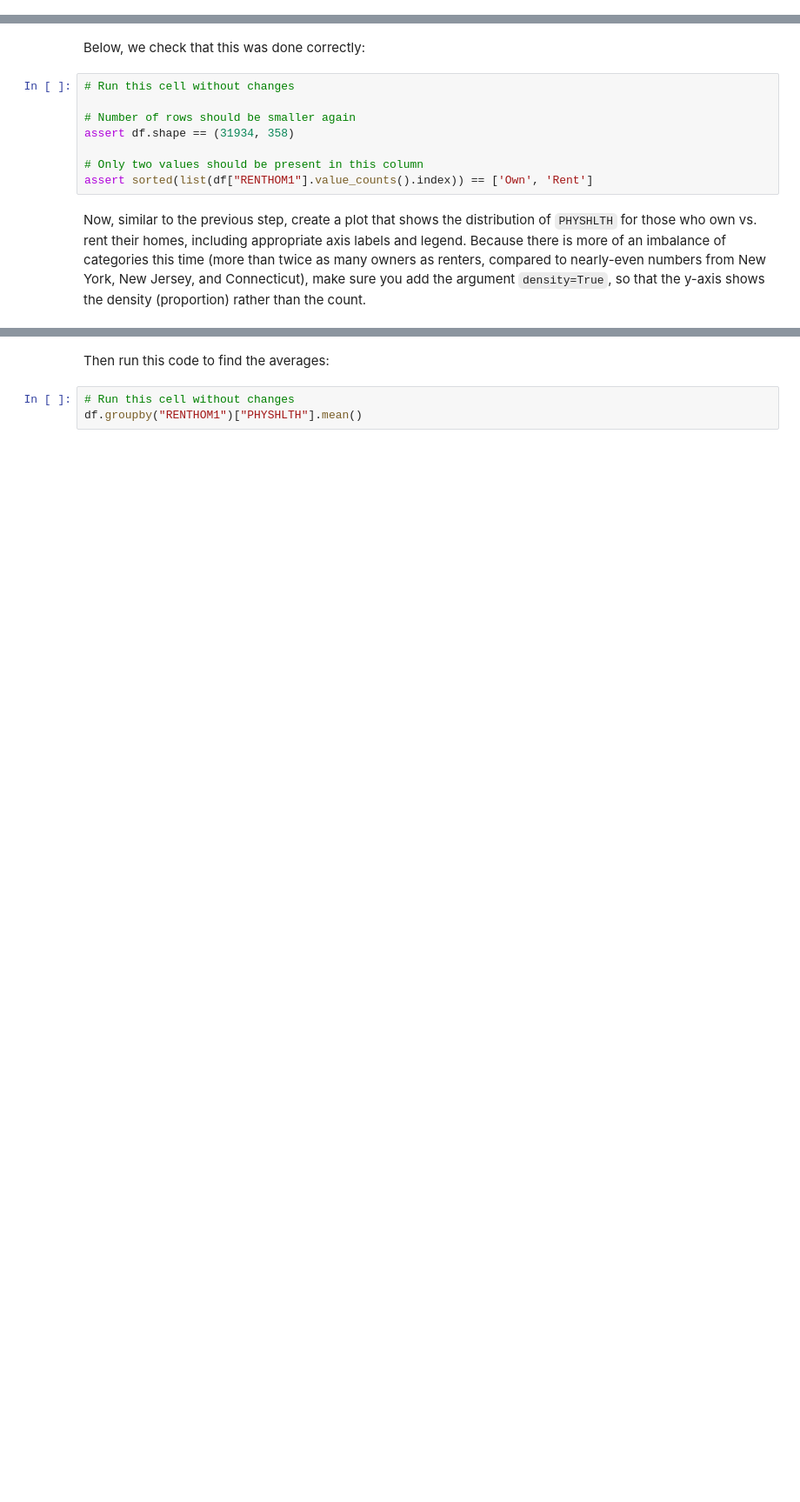
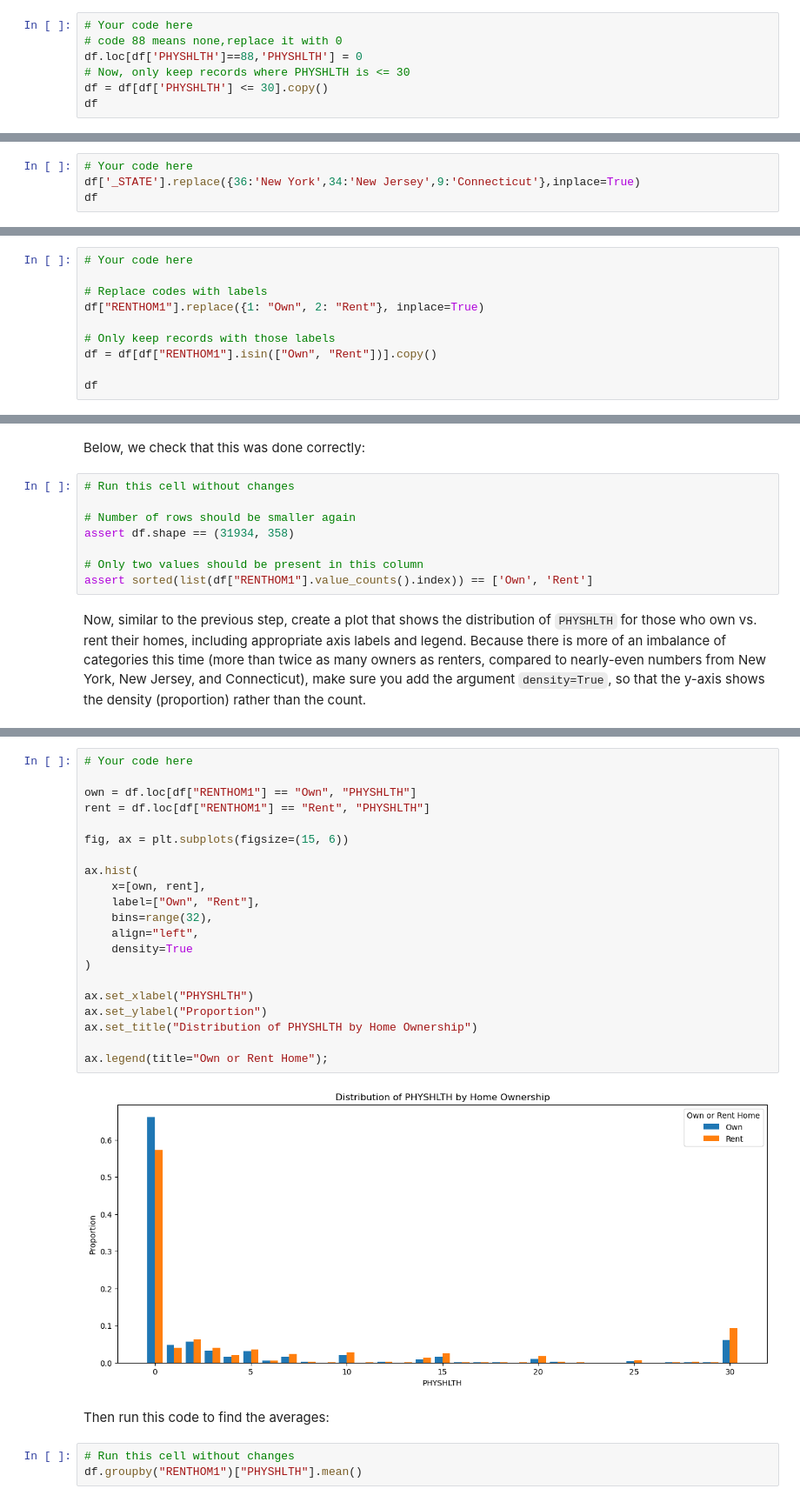
Before and after one commit to Kiptoo1960/dsc-hypothesis-testing-lab, a Jupyter notebook: index.ipynb, the cells around one changed output, grey strips where cells are left out. Shown: that part at 87% size. Saved outputs shown, nothing was run; the diff lists cells and outputs as text; blank space fills up the shorter version.

```diff
--- a/index.ipynb
+++ b/index.ipynb
@@ -139,0 +138,7 @@ Look in the data dictionary, page 17, to understand what is happening with these
+# %%
+# Your code here
+# code 88 means none,replace it with 0
+df.loc[df['PHYSHLTH']==88,'PHYSHLTH'] = 0
+# Now, only keep records where PHYSHLTH is <= 30
+df = df[df['PHYSHLTH'] <= 30].copy()
+df
@@ -174,0 +210,4 @@ Look in the data dictionary, pages 2-3, to determine which states map onto which
+# %%
+# Your code here
+df['_STATE'].replace({36:'New York',34:'New Jersey',9:'Connecticut'},inplace=True)
+df
@@ -269,0 +367,10 @@ In the cell below, modify `df` so that we have dropped all records where the `RE
+# %%
+# Your code here
+
+# Replace codes with labels
+df["RENTHOM1"].replace({1: "Own", 2: "Rent"}, inplace=True)
+
+# Only keep records with those labels
+df = df[df["RENTHOM1"].isin(["Own", "Rent"])].copy()
+
+df
@@ -287,3 +411,26 @@ Now, similar to the previous step, create a plot that shows the distribution of
+# %%
+# Your code here
+
+own = df.loc[df["RENTHOM1"] == "Own", "PHYSHLTH"]
+rent = df.loc[df["RENTHOM1"] == "Rent", "PHYSHLTH"]
+
+fig, ax = plt.subplots(figsize=(15, 6))
+
+ax.hist(
+    x=[own, rent],
+    label=["Own", "Rent"],
+    bins=range(32),
+    align="left",
+    density=True
+)
+
+ax.set_xlabel("PHYSHLTH")
+ax.set_ylabel("Proportion")
+ax.set_title("Distribution of PHYSHLTH by Home Ownership")
+
+ax.legend(title="Own or Rent Home");
+# %% [output]
+[figure, added]
 # %% [markdown]
 Then run this code to find the averages:
 # %%
```
Also changed, not shown: parts of 36 cells of this notebook.
